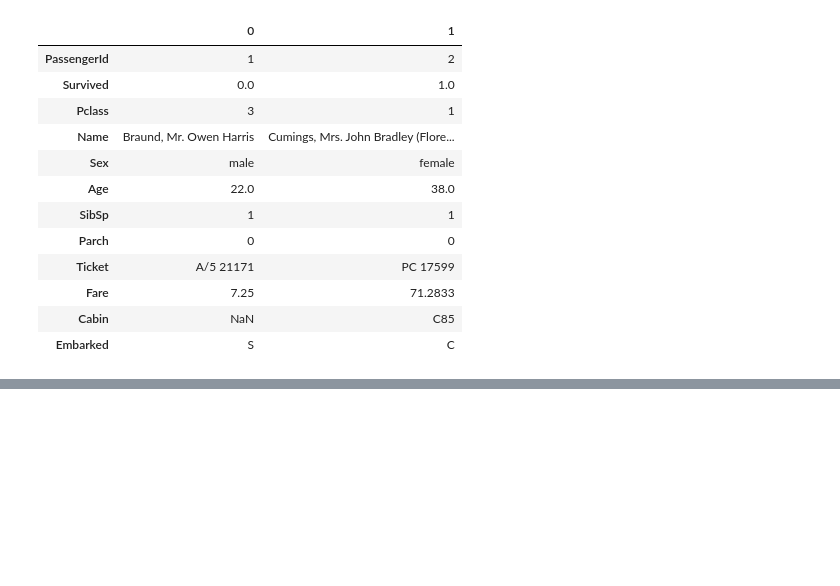
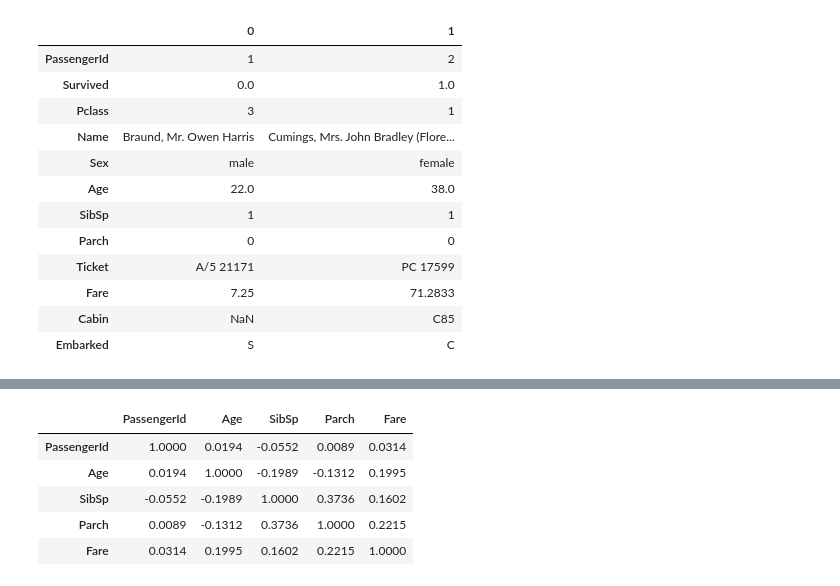
Before and after one commit to leekyuyoung20230313/pythone, a Jupyter notebook: 전처리/범주형데이터_처리.ipynb, the cells around one changed output, grey strips where cells are left out. Saved outputs shown, nothing was run; the diff lists cells and outputs as text; code cells hidden in the pictures; blank space fills up the shorter version.

```diff
--- a/전처리/범주형데이터_처리.ipynb
+++ b/전처리/범주형데이터_처리.ipynb
@@ -244,0 +346,9 @@ df.isna()
+# %%
+df2.corr()
+# %% [output]
+|  | PassengerId | Age | SibSp | Parch | Fare |
+| PassengerId | 1.0000 | 0.0194 | -0.0552 | 0.0089 | 0.0314 |
+| Age | 0.0194 | 1.0000 | -0.1989 | -0.1312 | 0.1995 |
+| SibSp | -0.0552 | -0.1989 | 1.0000 | 0.3736 | 0.1602 |
+| Parch | 0.0089 | -0.1312 | 0.3736 | 1.0000 | 0.2215 |
+| Fare | 0.0314 | 0.1995 | 0.1602 | 0.2215 | 1.0000 |
```
Also changed, not shown: parts of 21 cells of this notebook.
